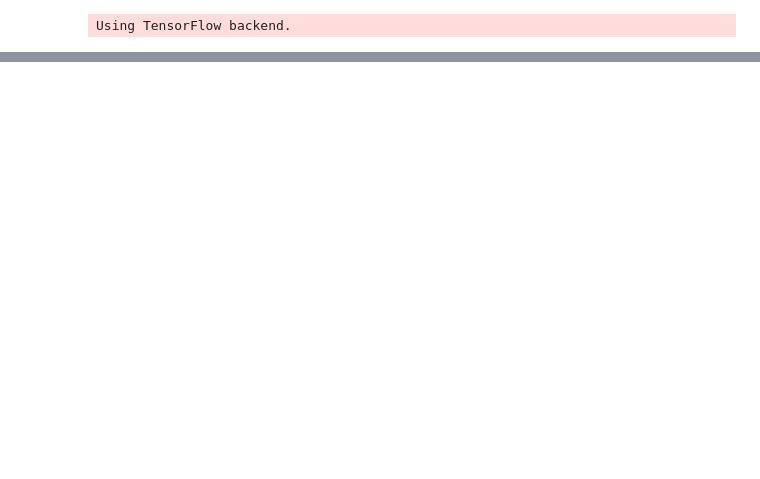
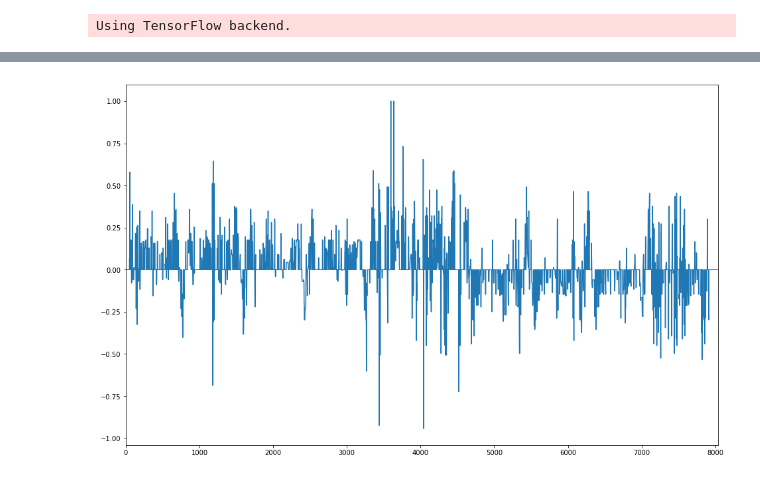
Before and after one commit to cyrano5614/CarND-Behavioral-Cloning-P3, a Jupyter notebook: data_explore.ipynb, the cells around one changed output, grey strips where cells are left out. Cells and saved outputs as stored; diff of their text form; code cells hidden in the pictures; blank space fills up the shorter version.

```diff
--- a/data_explore.ipynb
+++ b/data_explore.ipynb
@@ -112,0 +140,6 @@ Index(['center', 'left', 'right', 'steering', 'throttle', 'brake', 'speed'], dty
+# %%
+plt.figure(figsize=(16,10))
+data['steering'].plot()
+plt.show()
+# %% [output]
+[figure, added]
```
Also changed, not shown: parts of 6 cells of this notebook.
